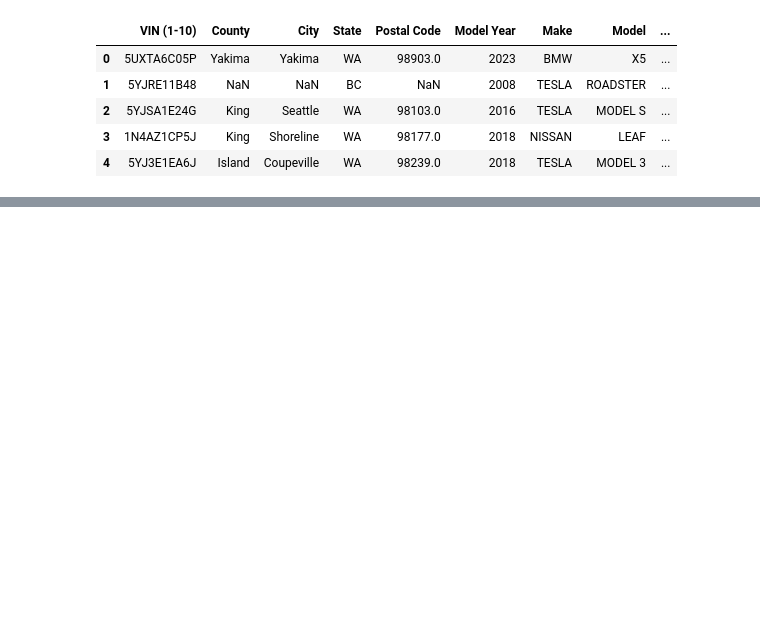
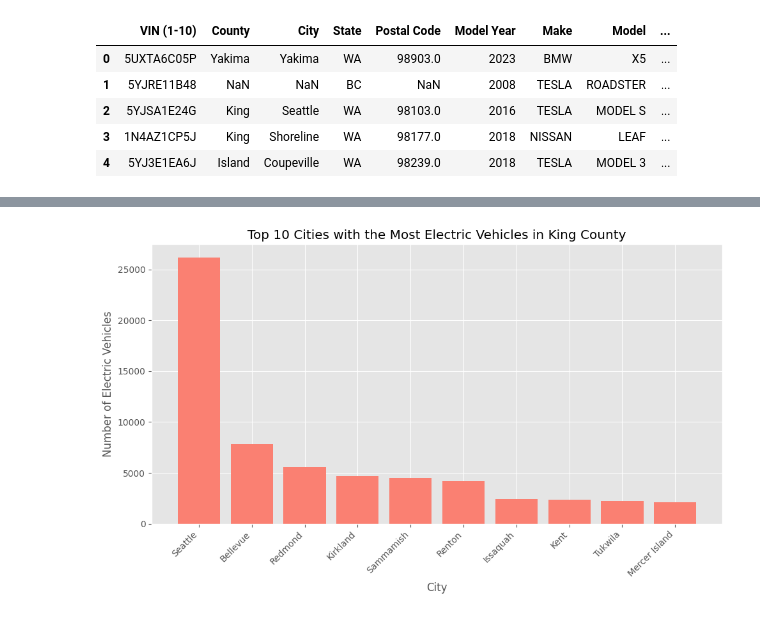
Before and after one commit to theylovecjawn/unit-2, a Jupyter notebook: electricveh.ipynb, the cells around one changed output, grey strips where cells are left out. Cells and saved outputs as stored; diff of their text form; code cells hidden in the pictures; blank space fills up the shorter version.

```diff
--- a/electricveh.ipynb
+++ b/electricveh.ipynb
@@ -12,0 +39,22 @@ df.head()
+# %%
+
+
+#groups data by city and count the number of electric vehicles in each city
+city_pop= king_county['City'].value_counts().reset_index()
+city_pop.columns = ['City', 'Electric Vehicles']
+
+#sorts cities by the number of electric vehicles in descending order
+city_population = city_pop.sort_values(by='Electric Vehicles', ascending=False)
+
+#plotting
+plt.style.use('ggplot')
+plt.figure(figsize=(10, 6))#creates a figure with a specific size
+plt.bar(city_population['City'][:10], city_population['Electric Vehicles'][:10], color='salmon')#creates a bar plot for the top 10 cities
+plt.xlabel('City')#labels for x-axis
+plt.ylabel('Number of Electric Vehicles')#labels for y-axis
+plt.title('Top 10 Cities with the Most Electric Vehicles in King County')#titles for the plot
+plt.xticks(rotation=45, ha='right')#rotates x-axis labels for better readability
+plt.tight_layout()#adjusts layout to prevent clipping of labels
+plt.show()#display the plot
+# %% [output]
+[figure, added]
```
Also changed, not shown: parts of 1 cell of this notebook.
